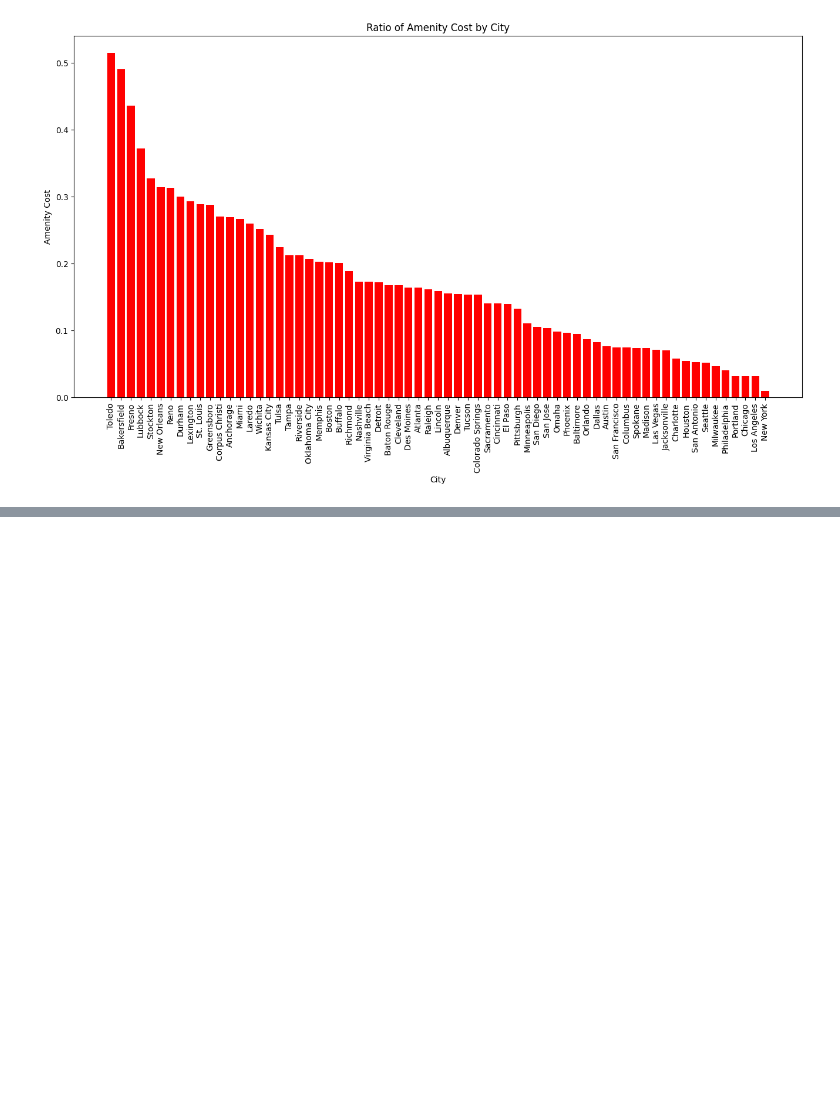
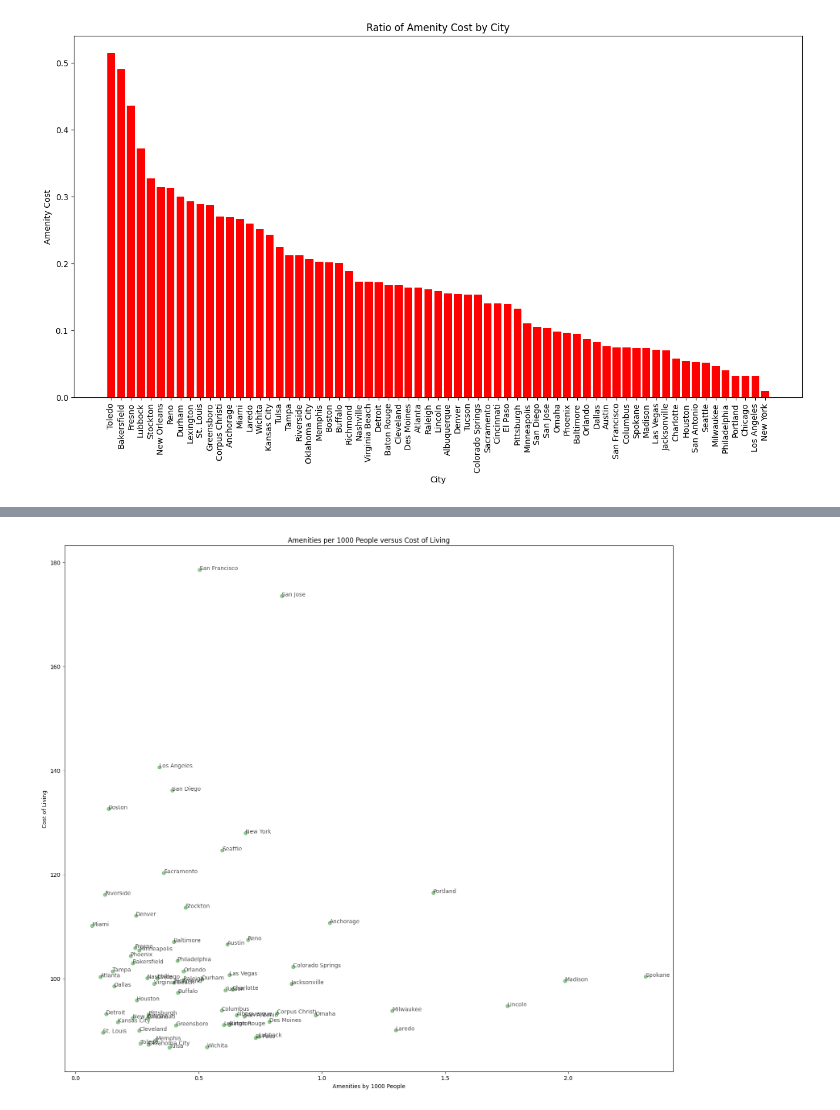
Before and after one commit to TinaBaldwin/US_Cities_Data, a Jupyter notebook: Cleaning_USCities_Connectivity.ipynb, the cells around one changed output, grey strips where cells are left out. Cells and saved outputs as stored; diff of their text form; code cells hidden in the pictures; blank space fills up the shorter version.

```diff
--- a/Cleaning_USCities_Connectivity.ipynb
+++ b/Cleaning_USCities_Connectivity.ipynb
@@ -1182,0 +1201,15 @@ plt.show()
+# %%
+plt.figure(figsize=(16, 14))
+plt.scatter(combined_data['Amenities by Pop'], combined_data['Cost of Living'], color='green', alpha=0.4)
+
+for i in range(len(combined_data)):
+    plt.annotate(combined_data["City"][i], (combined_data["Amenities by Pop"][i], combined_data["Cost of Living"][i]), textcoords='data', alpha=0.7)
+
+plt.ylabel("Cost of Living")
+plt.xlabel("Amenities by 1000 People")
+plt.title("Amenities per 1000 People versus Cost of Living")
+
+plt.tight_layout()
+plt.show()
+# %% [output]
+[figure, added]
```
Also changed, not shown: parts of 17 cells of this notebook.
